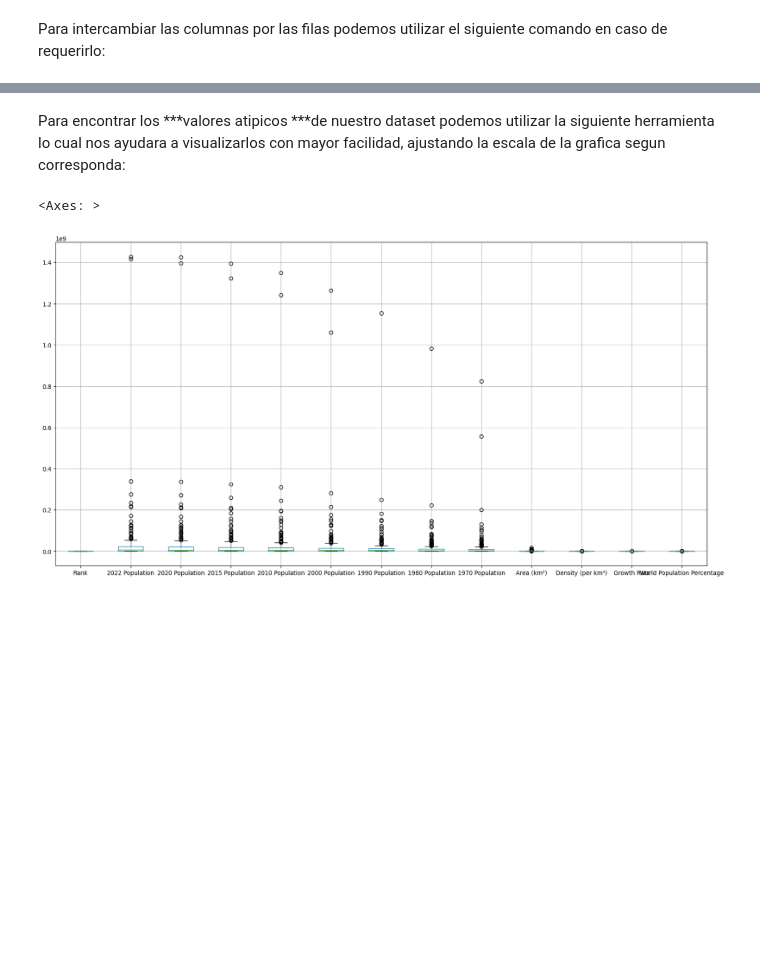
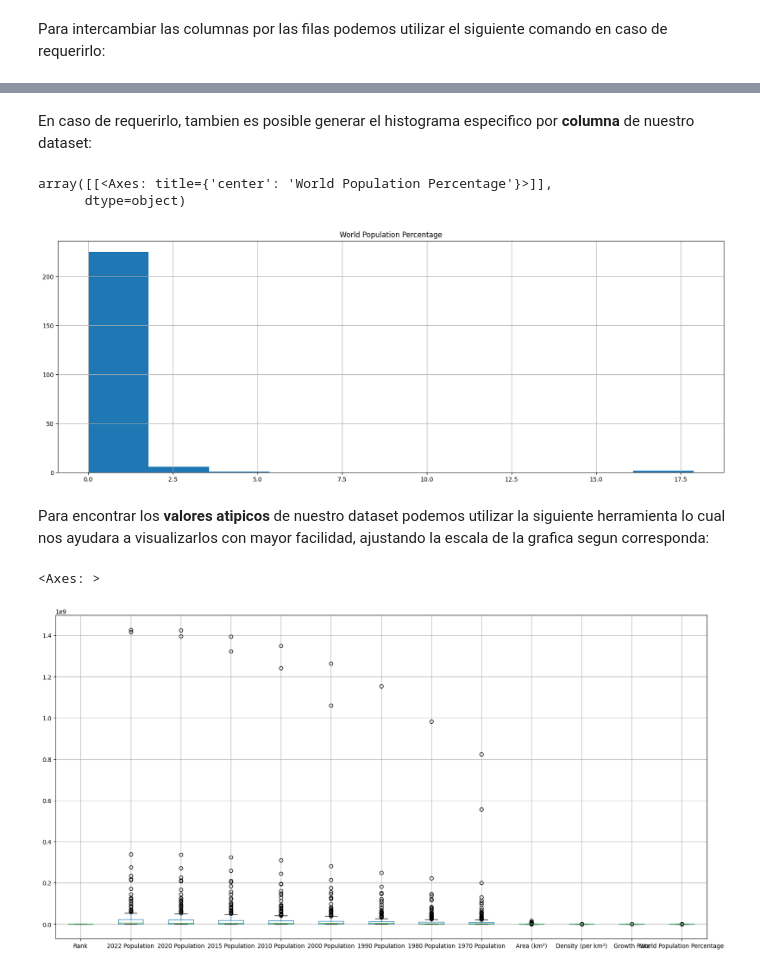
Before and after one commit to andreavazquezt/ProyectoIntegrador, a Jupyter notebook: ExploratoryDataAnalysis.ipynb, the cells around one changed output, grey strips where cells are left out. Saved outputs shown, nothing was run; the diff lists cells and outputs as text; code cells hidden in the pictures; blank space fills up the shorter version.

```diff
--- a/ExploratoryDataAnalysis.ipynb
+++ b/ExploratoryDataAnalysis.ipynb
@@ -291,5 +348,13 @@ df.plot()
+# %% [markdown]
+En caso de requerirlo, tambien es posible generar el histograma especifico por **columna** de nuestro dataset:
+# %%
+df.hist(column='World Population Percentage')
+# %% [output]
+array([[<Axes: title={'center': 'World Population Percentage'}>]],
+      dtype=object)
+[figure, added]
 # %% [markdown]
-Para encontrar los ***valores atipicos ***de nuestro dataset podemos utilizar la siguiente herramienta lo cual nos ayudara a visualizarlos con mayor facilidad, ajustando la escala de la grafica segun corresponda:
+Para encontrar los **valores atipicos** de nuestro dataset podemos utilizar la siguiente herramienta lo cual nos ayudara a visualizarlos con mayor facilidad, ajustando la escala de la grafica segun corresponda:
 # %%
 df.boxplot(figsize=(20,10))
 # %% [output]
```
Also changed, not shown: parts of 38 cells of this notebook.
